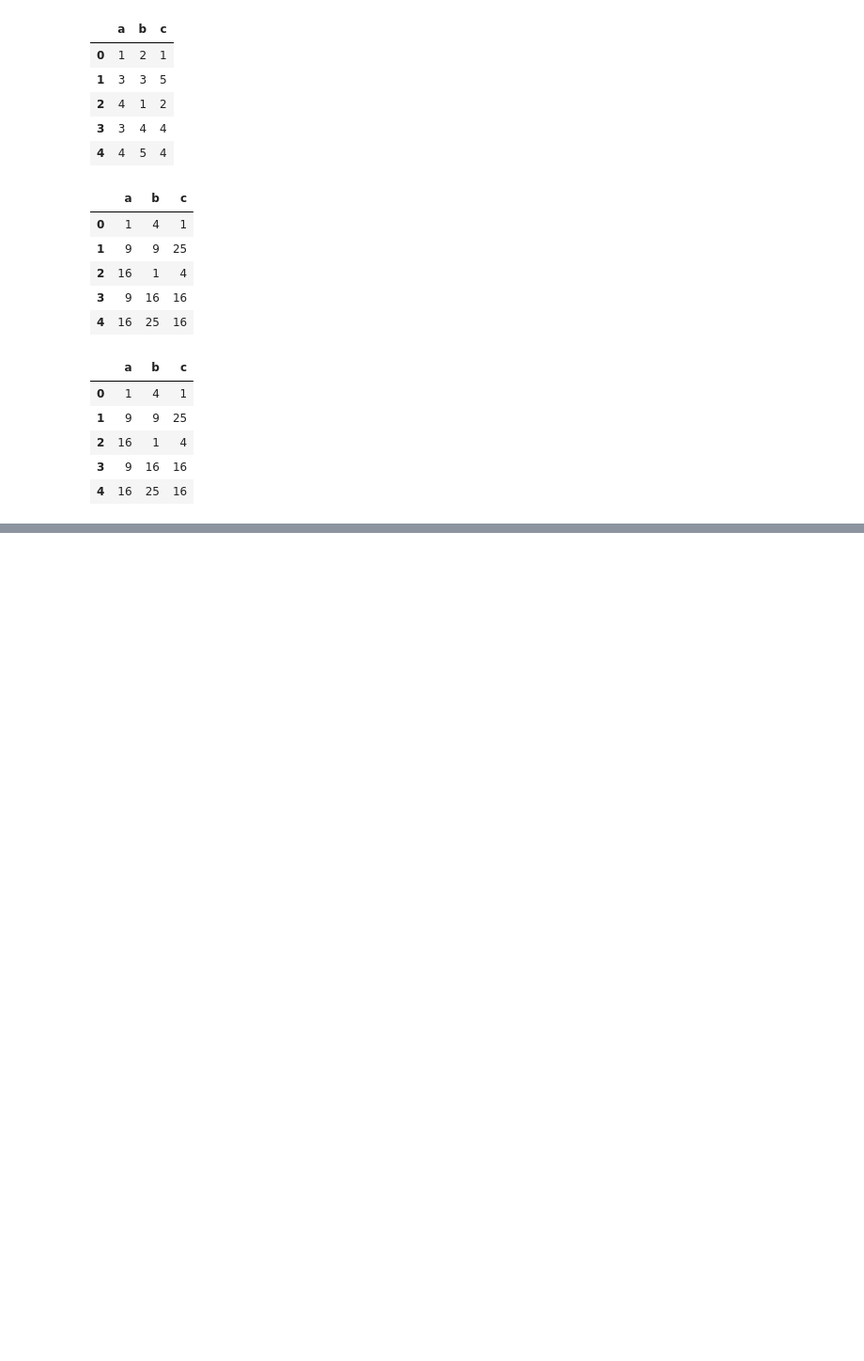
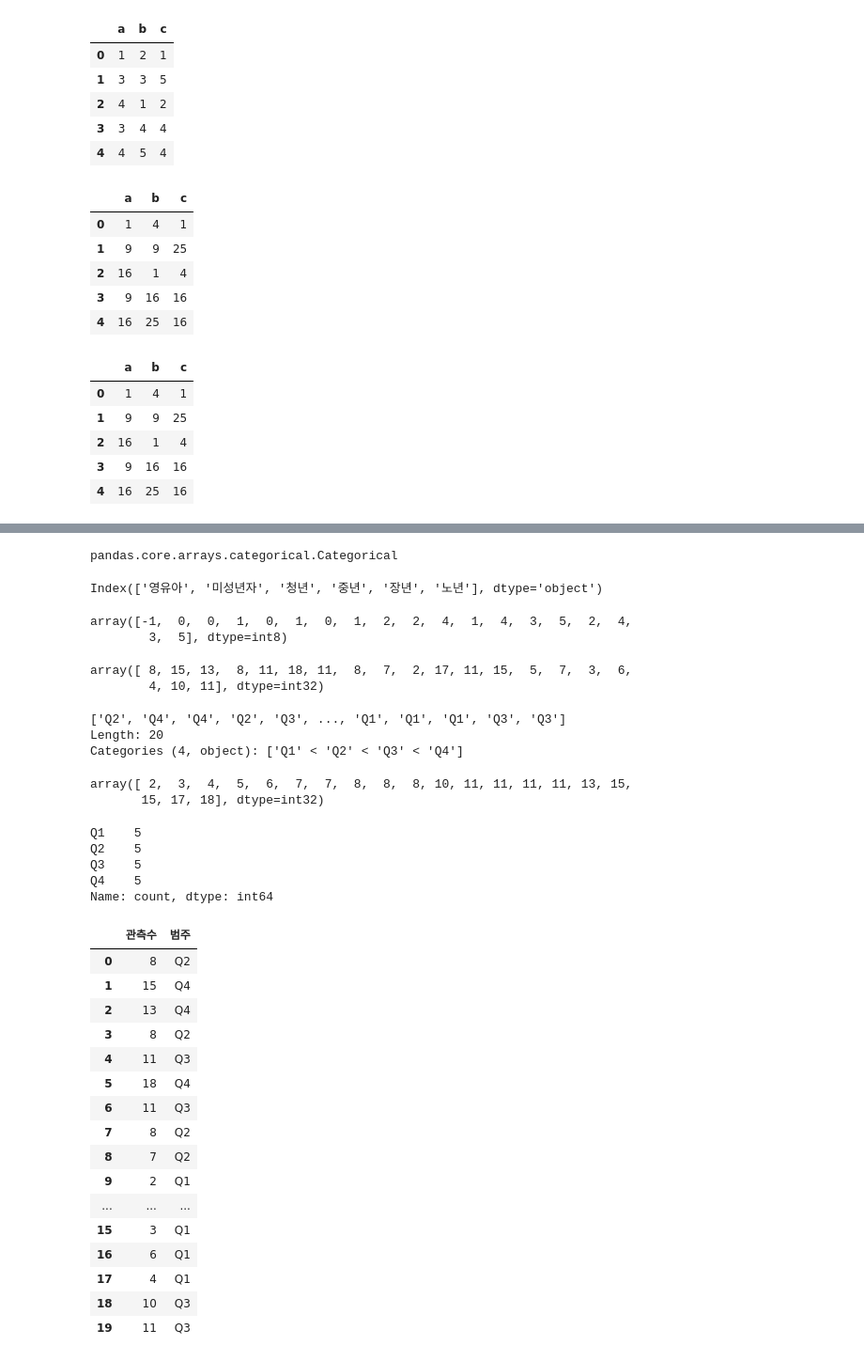
Before and after one commit to EverJoyyyL20/sesac_data_analysis_workspace, a Jupyter notebook: pandas_sum_min_max_.ipynb, the cells around one changed output, grey strips where cells are left out. Shown at 94% size. Saved outputs shown, nothing was run; the diff lists cells and outputs as text; code cells hidden in the pictures; blank space fills up the shorter version.

```diff
--- a/pandas_sum_min_max_.ipynb
+++ b/pandas_sum_min_max_.ipynb
@@ -567,0 +646,64 @@ df3.apply(np.square,1)
+# %%
+type(cats)
+# %% [output]
+pandas.core.arrays.categorical.Categorical
+# %%
+cats.categories
+# %% [output]
+Index(['영유아', '미성년자', '청년', '중년', '장년', '노년'], dtype='object')
+# %%
+cats.codes
+# 인덱스 위치 정수값이 -1이면 NaN으로 결정되어 결측치가됨
+# %% [output]
+array([-1,  0,  0,  1,  0,  1,  0,  1,  2,  2,  4,  1,  4,  3,  5,  2,  4,
+        3,  5], dtype=int8)
+# %%
+np.random.seed(2)
+data=np.random.randint(20,size=20)
+data
+# %% [output]
+array([ 8, 15, 13,  8, 11, 18, 11,  8,  7,  2, 17, 11, 15,  5,  7,  3,  6,
+        4, 10, 11], dtype=int32)
+# %%
+qcat=pd.qcut(data,4,labels=['Q1','Q2','Q3','Q4'])
+qcat
+# %% [output]
+['Q2', 'Q4', 'Q4', 'Q2', 'Q3', ..., 'Q1', 'Q1', 'Q1', 'Q3', 'Q3']
+Length: 20
+Categories (4, object): ['Q1' < 'Q2' < 'Q3' < 'Q4']
+# %%
+np.sort(data)
+# %% [output]
+array([ 2,  3,  4,  5,  6,  7,  7,  8,  8,  8, 10, 11, 11, 11, 11, 13, 15,
+       15, 17, 18], dtype=int32)
+# %%
+pd.value_counts(qcat)
+# %% [output]
+Q1    5
+Q2    5
+Q3    5
+Q4    5
+Name: count, dtype: int64
+# %%
+df0=pd.DataFrame(data,columns=['관측수'])
+
+df0['범주']=qcat
+df0
+# %% [output]
+|  | 관측수 | 범주 |
+| 0 | 8 | Q2 |
+| 1 | 15 | Q4 |
+| 2 | 13 | Q4 |
+| 3 | 8 | Q2 |
+| 4 | 11 | Q3 |
+| 5 | 18 | Q4 |
+| 6 | 11 | Q3 |
+| 7 | 8 | Q2 |
+| 8 | 7 | Q2 |
+| 9 | 2 | Q1 |
+| ... | ... | ... |
+| 15 | 3 | Q1 |
+| 16 | 6 | Q1 |
+| 17 | 4 | Q1 |
+| 18 | 10 | Q3 |
+| 19 | 11 | Q3 |
```
Also changed, not shown: parts of 23 cells of this notebook.
